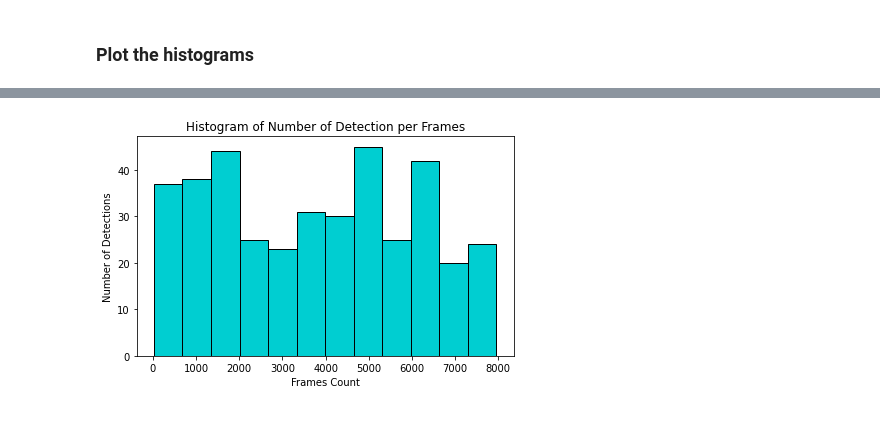
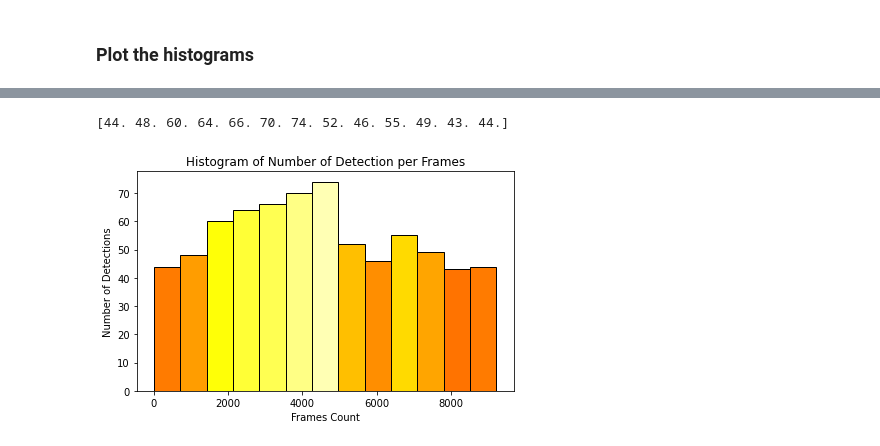
Before and after one commit to Tubaher/grapes_project, a Jupyter notebook: samples/uvas/utils/notebooks/plot_pickles_results.ipynb, the cells around one changed output, grey strips where cells are left out. Saved outputs shown, nothing was run; the diff lists cells and outputs as text; code cells hidden in the pictures.

```diff
--- a/samples/uvas/utils/notebooks/plot_pickles_results.ipynb
+++ b/samples/uvas/utils/notebooks/plot_pickles_results.ipynb
@@ -78,0 +148,13 @@ plt.show()
+# %%
+PICKLE_DIR = "/content/gdrive/MyDrive/grapes_project/samples/uvas/stuff/pickles/dcompleto_pgrapes/location_pickles/cuartel_2_2/"
+file_name = "locations_2_2_36_1.pkl"
+df_am = location_pickle_to_df(file_name)
+
+file_name = "locations_2_2_36_2.pkl"
+df_pm = location_pickle_to_df(file_name)
+
+df = pd.concat([df_am, df_pm])
+
+# Transform to detection per frame
+df['detections'] = 1
+df = df[['frame_count', 'detections']]
@@ -79,18 +265,32 @@ plt.show()
 # %%
-num_bins = 12
-x = list(df1['frame_count'])
+num_bins = 13
+x = list(df['frame_count'])
 
 fig, ax = plt.subplots()
 
+TOP_BOUNDARY_COUNT = 80
+#color map and norm definition
+cmap = plt.cm.get_cmap('hot', 256)
+
 # the histogram of the data
-n, bins, patches = ax.hist(x, num_bins, color = 'darkturquoise', edgecolor = 'black')
+n, bins, patches = ax.hist(x, num_bins, edgecolor = 'black') #, color = 'darkturquoise')
+
+print(n)
+bin_centers = 0.5 * (bins[:-1] + bins[1:])
+
+# scale values to interval [0,1]
+col = n / TOP_BOUNDARY_COUNT
+
+for c, p in zip(col, patches):
+    plt.setp(p, 'facecolor', cmap(c))
 
 ax.set_xlabel('Frames Count')
 ax.set_ylabel('Number of Detections')
 ax.set_title(r'Histogram of Number of Detection per Frames')
 
 # Tweak spacing to prevent clipping of ylabel
 fig.tight_layout()
 plt.show()
 # %% [output]
+[44. 48. 60. 64. 66. 70. 74. 52. 46. 55. 49. 43. 44.]
-[figure, old version]
+[figure, new version]
```
Also changed, not shown: parts of 20 cells of this notebook, 4 other files.
